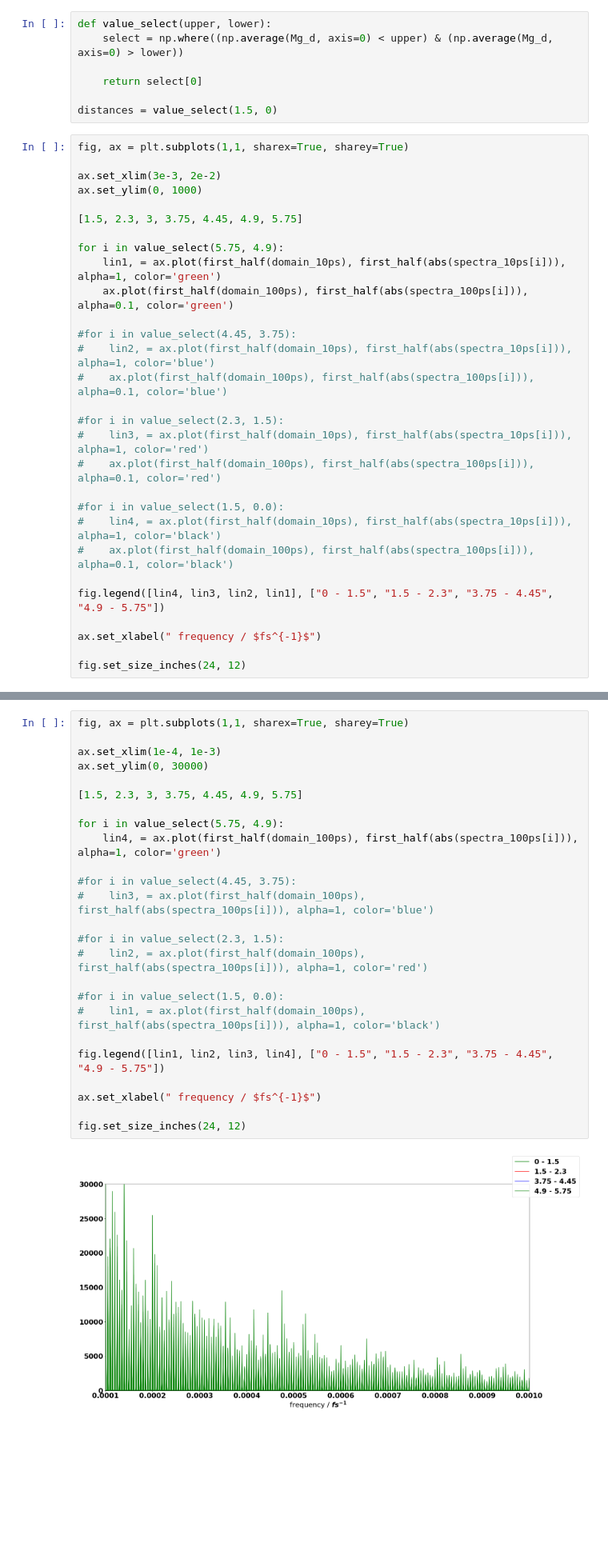
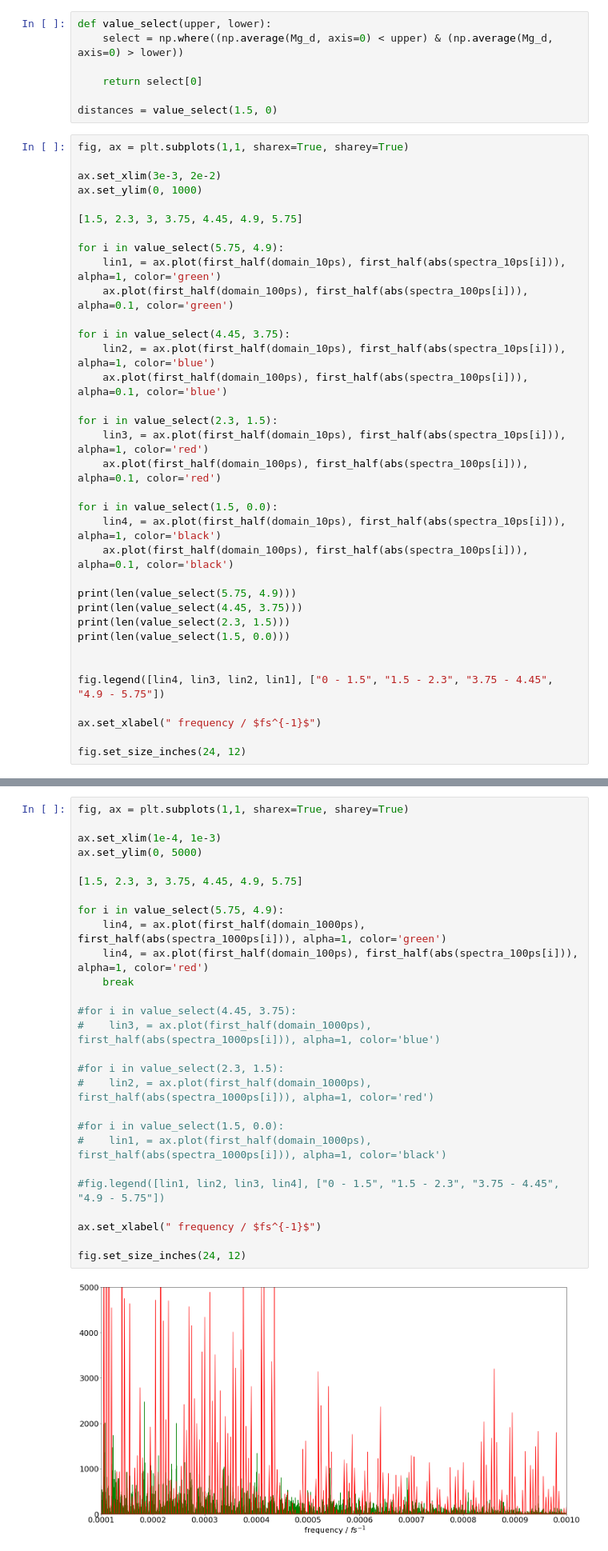
Before and after one commit to Oliver-Feighan/SpectralDensity, a Jupyter notebook: analysis/analysis.ipynb, the cells around one changed output, grey strips where cells are left out. Shown at 80% size. Drawn from its saved outputs; the diff is of its cells as text; blank space fills up the shorter version.

```diff
--- a/analysis/analysis.ipynb
+++ b/analysis/analysis.ipynb
@@ -110,17 +141,23 @@ for i in value_select(5.75, 4.9):
     lin1, = ax.plot(first_half(domain_10ps), first_half(abs(spectra_10ps[i])), alpha=1, color='green')
     ax.plot(first_half(domain_100ps), first_half(abs(spectra_100ps[i])), alpha=0.1, color='green')
 
-#for i in value_select(4.45, 3.75):
-#    lin2, = ax.plot(first_half(domain_10ps), first_half(abs(spectra_10ps[i])), alpha=1, color='blue')
-#    ax.plot(first_half(domain_100ps), first_half(abs(spectra_100ps[i])), alpha=0.1, color='blue')
+for i in value_select(4.45, 3.75):
+    lin2, = ax.plot(first_half(domain_10ps), first_half(abs(spectra_10ps[i])), alpha=1, color='blue')
+    ax.plot(first_half(domain_100ps), first_half(abs(spectra_100ps[i])), alpha=0.1, color='blue')
 
-#for i in value_select(2.3, 1.5):
-#    lin3, = ax.plot(first_half(domain_10ps), first_half(abs(spectra_10ps[i])), alpha=1, color='red')
-#    ax.plot(first_half(domain_100ps), first_half(abs(spectra_100ps[i])), alpha=0.1, color='red')
+for i in value_select(2.3, 1.5):
+    lin3, = ax.plot(first_half(domain_10ps), first_half(abs(spectra_10ps[i])), alpha=1, color='red')
+    ax.plot(first_half(domain_100ps), first_half(abs(spectra_100ps[i])), alpha=0.1, color='red')
 
-#for i in value_select(1.5, 0.0):
-#    lin4, = ax.plot(first_half(domain_10ps), first_half(abs(spectra_10ps[i])), alpha=1, color='black')
-#    ax.plot(first_half(domain_100ps), first_half(abs(spectra_100ps[i])), alpha=0.1, color='black')
+for i in value_select(1.5, 0.0):
+    lin4, = ax.plot(first_half(domain_10ps), first_half(abs(spectra_10ps[i])), alpha=1, color='black')
+    ax.plot(first_half(domain_100ps), first_half(abs(spectra_100ps[i])), alpha=0.1, color='black')
+
+print(len(value_select(5.75, 4.9)))
+print(len(value_select(4.45, 3.75)))
+print(len(value_select(2.3, 1.5)))
+print(len(value_select(1.5, 0.0)))
+
 
 fig.legend([lin4, lin3, lin2, lin1], ["0 - 1.5", "1.5 - 2.3", "3.75 - 4.45", "4.9 - 5.75"])
 
@@ -132,27 +173,29 @@ fig.set_size_inches(24, 12)
 # %%
 fig, ax = plt.subplots(1,1, sharex=True, sharey=True)
 
 ax.set_xlim(1e-4, 1e-3)
-ax.set_ylim(0, 30000)
+ax.set_ylim(0, 5000)
 
 [1.5, 2.3, 3, 3.75, 4.45, 4.9, 5.75]
 
 for i in value_select(5.75, 4.9):
-    lin4, = ax.plot(first_half(domain_100ps), first_half(abs(spectra_100ps[i])), alpha=1, color='green')
+    lin4, = ax.plot(first_half(domain_1000ps), first_half(abs(spectra_1000ps[i])), alpha=1, color='green')
+    lin4, = ax.plot(first_half(domain_100ps), first_half(abs(spectra_100ps[i])), alpha=1, color='red')
+    break
 
 #for i in value_select(4.45, 3.75):
-#    lin3, = ax.plot(first_half(domain_100ps), first_half(abs(spectra_100ps[i])), alpha=1, color='blue')
+#    lin3, = ax.plot(first_half(domain_1000ps), first_half(abs(spectra_1000ps[i])), alpha=1, color='blue')
 
 #for i in value_select(2.3, 1.5):
-#    lin2, = ax.plot(first_half(domain_100ps), first_half(abs(spectra_100ps[i])), alpha=1, color='red')
+#    lin2, = ax.plot(first_half(domain_1000ps), first_half(abs(spectra_1000ps[i])), alpha=1, color='red')
 
 #for i in value_select(1.5, 0.0):
-#    lin1, = ax.plot(first_half(domain_100ps), first_half(abs(spectra_100ps[i])), alpha=1, color='black')
+#    lin1, = ax.plot(first_half(domain_1000ps), first_half(abs(spectra_1000ps[i])), alpha=1, color='black')
 
-fig.legend([lin1, lin2, lin3, lin4], ["0 - 1.5", "1.5 - 2.3", "3.75 - 4.45", "4.9 - 5.75"])
+#fig.legend([lin1, lin2, lin3, lin4], ["0 - 1.5", "1.5 - 2.3", "3.75 - 4.45", "4.9 - 5.75"])
 
 ax.set_xlabel(" frequency / $fs^{-1}$")
 
 fig.set_size_inches(24, 12)
 # %% [output]
-[figure, old version]
+[figure, new version]
```
Also changed, not shown: parts of 4 cells of this notebook, 3 other files.
